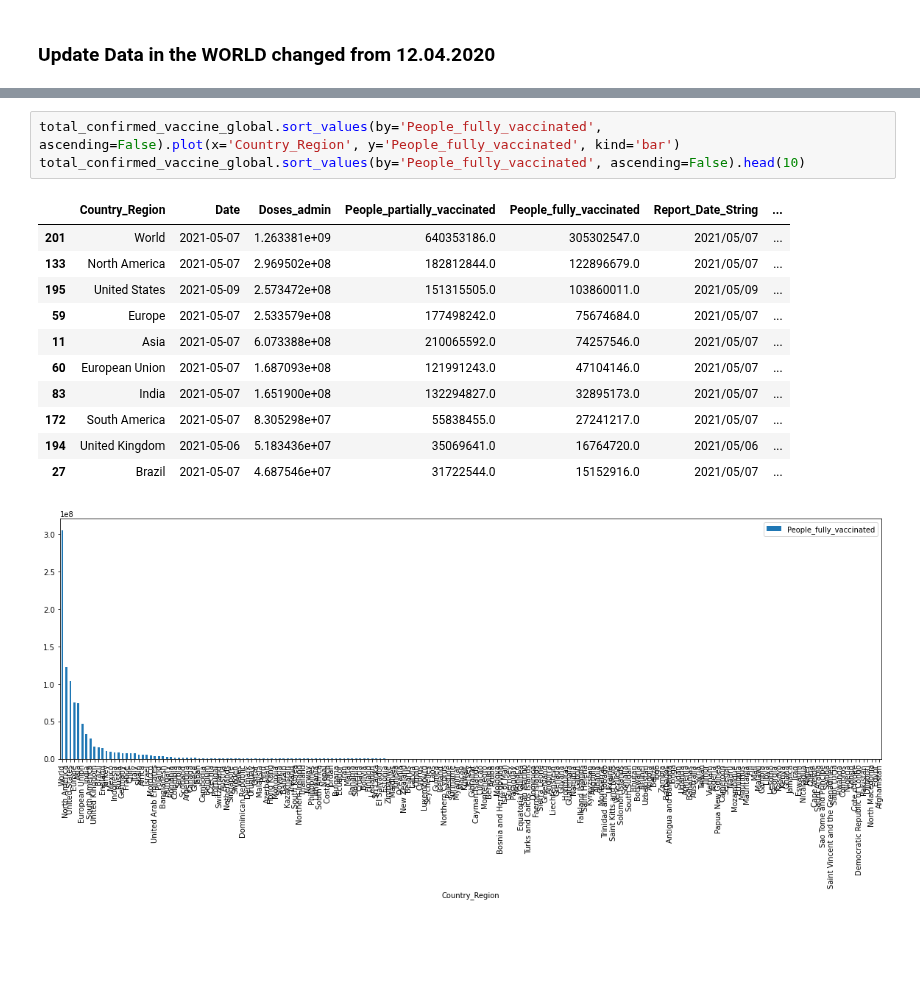
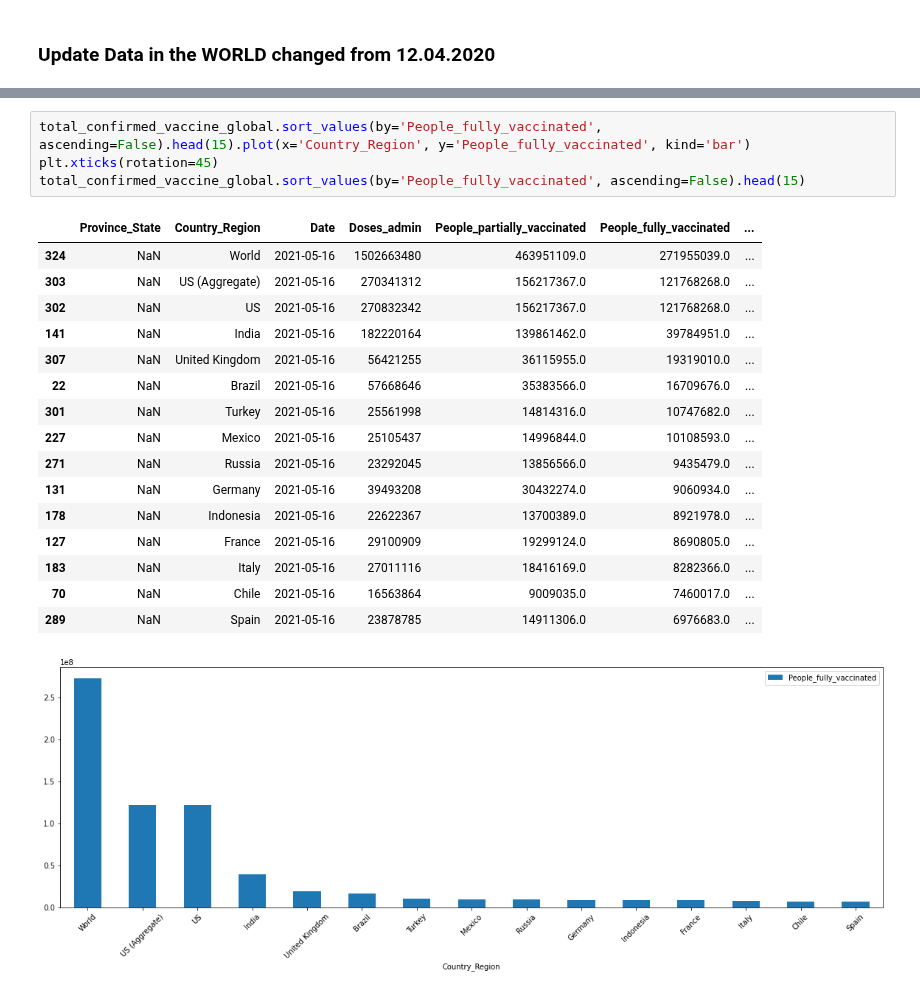
Before and after one commit to lphan/ML-Practices, a Jupyter notebook: 18_Covid-19/18_Covid-19_vaccinated.ipynb, the cells around one changed output, grey strips where cells are left out. Saved outputs shown, nothing was run; the diff lists cells and outputs as text; blank space fills up the shorter version.

```diff
--- a/18_Covid-19/18_Covid-19_vaccinated.ipynb
+++ b/18_Covid-19/18_Covid-19_vaccinated.ipynb
@@ -119,16 +131,22 @@ total_confirmed_vaccine_global.sort_values(by='People_partially_vaccinated', asc
 # %%
-total_confirmed_vaccine_global.sort_values(by='People_fully_vaccinated', ascending=False).plot(x='Country_Region', y='People_fully_vaccinated', kind='bar')
-total_confirmed_vaccine_global.sort_values(by='People_fully_vaccinated', ascending=False).head(10)
+total_confirmed_vaccine_global.sort_values(by='People_fully_vaccinated', ascending=False).head(15).plot(x='Country_Region', y='People_fully_vaccinated', kind='bar')
+plt.xticks(rotation=45)
+total_confirmed_vaccine_global.sort_values(by='People_fully_vaccinated', ascending=False).head(15)
 # %% [output]
-|  | Country_Region | Date | Doses_admin | People_partially_vaccinated | People_fully_vaccinated | Report_Date_String | ... |
-| 201 | World | 2021-05-07 | 1.263381e+09 | 640353186.0 | 305302547.0 | 2021/05/07 | ... |
-| 133 | North America | 2021-05-07 | 2.969502e+08 | 182812844.0 | 122896679.0 | 2021/05/07 | ... |
-| 195 | United States | 2021-05-09 | 2.573472e+08 | 151315505.0 | 103860011.0 | 2021/05/09 | ... |
-| 59 | Europe | 2021-05-07 | 2.533579e+08 | 177498242.0 | 75674684.0 | 2021/05/07 | ... |
-| 11 | Asia | 2021-05-07 | 6.073388e+08 | 210065592.0 | 74257546.0 | 2021/05/07 | ... |
-| 60 | European Union | 2021-05-07 | 1.687093e+08 | 121991243.0 | 47104146.0 | 2021/05/07 | ... |
-| 83 | India | 2021-05-07 | 1.651900e+08 | 132294827.0 | 32895173.0 | 2021/05/07 | ... |
-| 172 | South America | 2021-05-07 | 8.305298e+07 | 55838455.0 | 27241217.0 | 2021/05/07 | ... |
-| 194 | United Kingdom | 2021-05-06 | 5.183436e+07 | 35069641.0 | 16764720.0 | 2021/05/06 | ... |
-| 27 | Brazil | 2021-05-07 | 4.687546e+07 | 31722544.0 | 15152916.0 | 2021/05/07 | ... |
+|  | Province_State | Country_Region | Date | Doses_admin | People_partially_vaccinated | People_fully_vaccinated | ... |
+| 324 | NaN | World | 2021-05-16 | 1502663480 | 463951109.0 | 271955039.0 | ... |
+| 303 | NaN | US (Aggregate) | 2021-05-16 | 270341312 | 156217367.0 | 121768268.0 | ... |
+| 302 | NaN | US | 2021-05-16 | 270832342 | 156217367.0 | 121768268.0 | ... |
+| 141 | NaN | India | 2021-05-16 | 182220164 | 139861462.0 | 39784951.0 | ... |
+| 307 | NaN | United Kingdom | 2021-05-16 | 56421255 | 36115955.0 | 19319010.0 | ... |
+| 22 | NaN | Brazil | 2021-05-16 | 57668646 | 35383566.0 | 16709676.0 | ... |
+| 301 | NaN | Turkey | 2021-05-16 | 25561998 | 14814316.0 | 10747682.0 | ... |
+| 227 | NaN | Mexico | 2021-05-16 | 25105437 | 14996844.0 | 10108593.0 | ... |
+| 271 | NaN | Russia | 2021-05-16 | 23292045 | 13856566.0 | 9435479.0 | ... |
+| 131 | NaN | Germany | 2021-05-16 | 39493208 | 30432274.0 | 9060934.0 | ... |
+| 178 | NaN | Indonesia | 2021-05-16 | 22622367 | 13700389.0 | 8921978.0 | ... |
+| 127 | NaN | France | 2021-05-16 | 29100909 | 19299124.0 | 8690805.0 | ... |
+| 183 | NaN | Italy | 2021-05-16 | 27011116 | 18416169.0 | 8282366.0 | ... |
+| 70 | NaN | Chile | 2021-05-16 | 16563864 | 9009035.0 | 7460017.0 | ... |
+| 289 | NaN | Spain | 2021-05-16 | 23878785 | 14911306.0 | 6976683.0 | ... |
-[figure, old version]
+[figure, new version]
```
Also changed, not shown: parts of 8 cells of this notebook, 17 other files.
